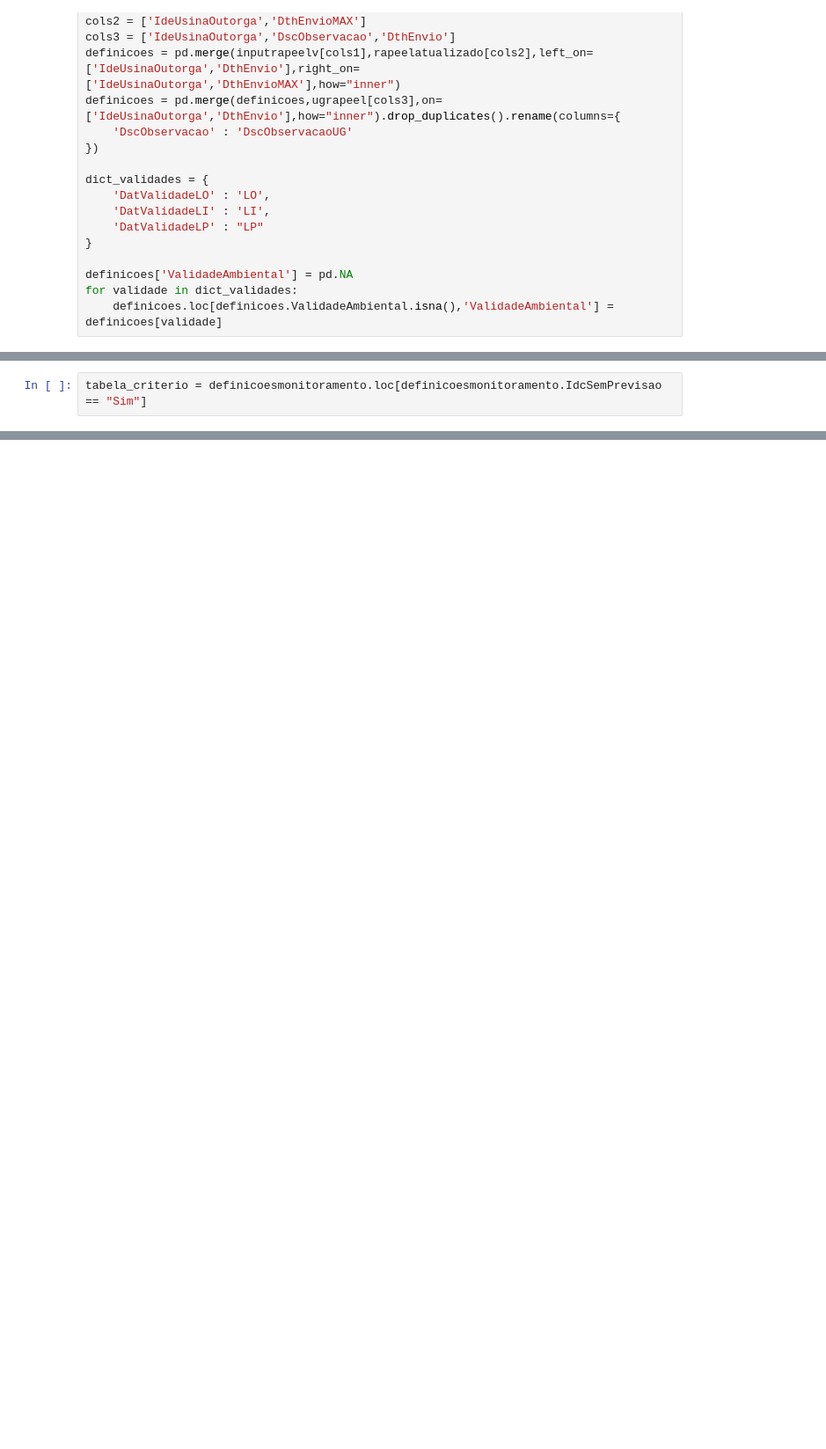
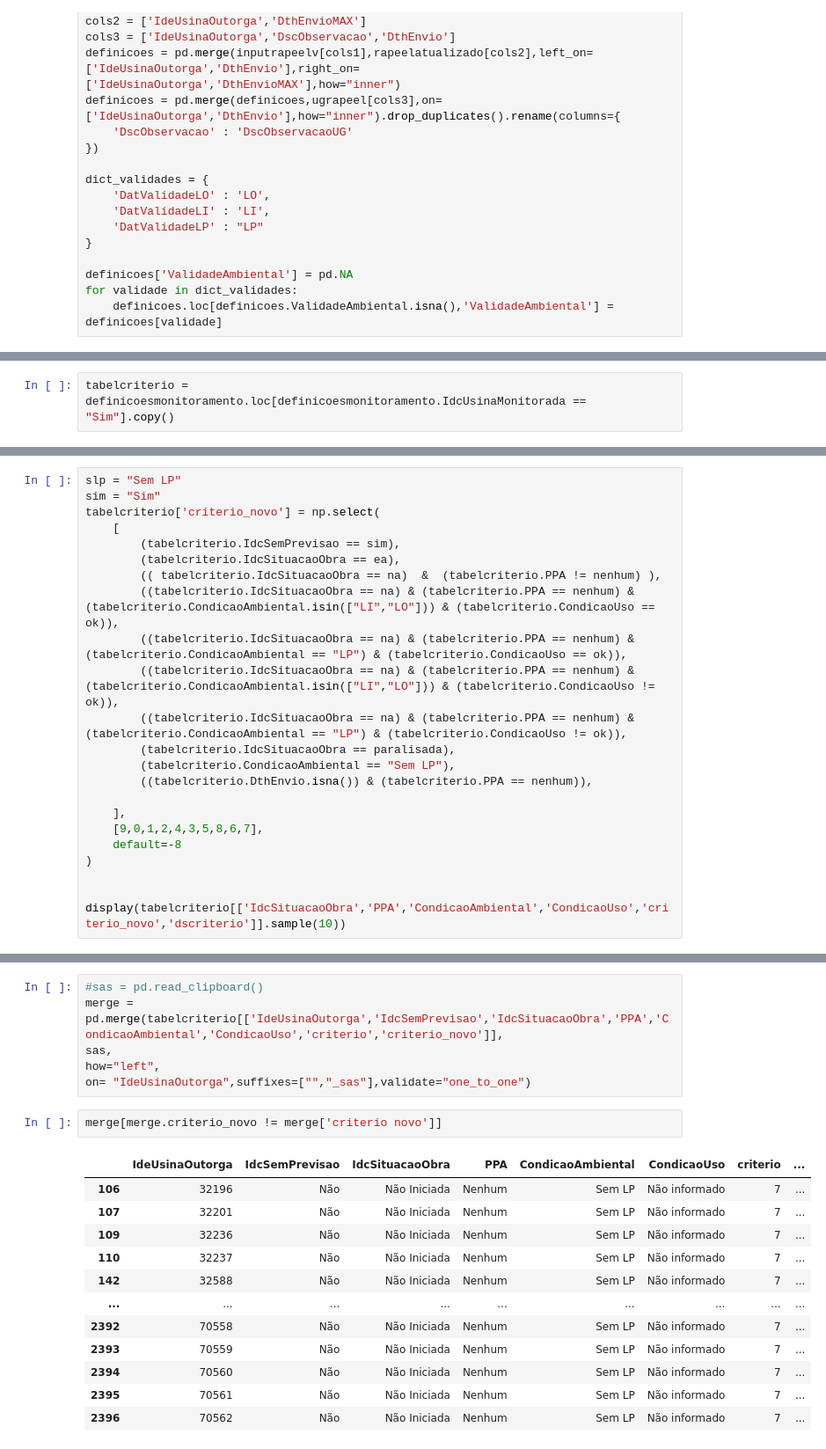
Before and after one commit to Vinicius667/Previsor, a Jupyter notebook: App/Previsor_teste.ipynb, the cells around one changed output, grey strips where cells are left out. Shown: that part at 88% size. Drawn from its saved outputs; the diff is of its cells as text; blank space fills up the shorter version.

```diff
--- a/App/Previsor_teste.ipynb
+++ b/App/Previsor_teste.ipynb
@@ -281,2 +283,2 @@ display(definicoesmonitoramento[['DscComercializacaoEnergia','DatConclusaoACL','
 # %%
-tabela_criterio = definicoesmonitoramento.loc[definicoesmonitoramento.IdcSemPrevisao == "Sim"]
+tabelcriterio = definicoesmonitoramento.loc[definicoesmonitoramento.IdcUsinaMonitorada == "Sim"].copy()
@@ -282,0 +344,23 @@ tabela_criterio = definicoesmonitoramento.loc[definicoesmonitoramento.IdcSemPrev
+# %%
+slp = "Sem LP"
+sim = "Sim"
+tabelcriterio['criterio_novo'] = np.select(
+    [
+        (tabelcriterio.IdcSemPrevisao == sim),
+        (tabelcriterio.IdcSituacaoObra == ea),
+        (( tabelcriterio.IdcSituacaoObra == na)  &  (tabelcriterio.PPA != nenhum) ),
+        ((tabelcriterio.IdcSituacaoObra == na) & (tabelcriterio.PPA == nenhum) & (tabelcriterio.CondicaoAmbiental.isin(["LI","LO"])) & (tabelcriterio.CondicaoUso == ok)),
+        ((tabelcriterio.IdcSituacaoObra == na) & (tabelcriterio.PPA == nenhum) & (tabelcriterio.CondicaoAmbiental == "LP") & (tabelcriterio.CondicaoUso == ok)),
+        ((tabelcriterio.IdcSituacaoObra == na) & (tabelcriterio.PPA == nenhum) & (tabelcriterio.CondicaoAmbiental.isin(["LI","LO"])) & (tabelcriterio.CondicaoUso != ok)),
+        ((tabelcriterio.IdcSituacaoObra == na) & (tabelcriterio.PPA == nenhum) & (tabelcriterio.CondicaoAmbiental == "LP") & (tabelcriterio.CondicaoUso != ok)),
+        (tabelcriterio.IdcSituacaoObra == paralisada),
+        (tabelcriterio.CondicaoAmbiental == "Sem LP"),
+        ((tabelcriterio.DthEnvio.isna()) & (tabelcriterio.PPA == nenhum)),
+
+    ],
+    [9,0,1,2,4,3,5,8,6,7],
+    default=-8
+)
+
+
+display(tabelcriterio[['IdcSituacaoObra','PPA','CondicaoAmbiental','CondicaoUso','criterio_novo','dscriterio']].sample(10))
@@ -282,0 +379,21 @@ tabela_criterio = definicoesmonitoramento.loc[definicoesmonitoramento.IdcSemPrev
+# %%
+#sas = pd.read_clipboard()
+merge = pd.merge(tabelcriterio[['IdeUsinaOutorga','IdcSemPrevisao','IdcSituacaoObra','PPA','CondicaoAmbiental','CondicaoUso','criterio','criterio_novo']],
+sas,
+how="left",
+on= "IdeUsinaOutorga",suffixes=["","_sas"],validate="one_to_one")
+# %%
+merge[merge.criterio_novo != merge['criterio novo']]
+# %% [output]
+|  | IdeUsinaOutorga | IdcSemPrevisao | IdcSituacaoObra | PPA | CondicaoAmbiental | CondicaoUso | criterio | ... |
+| 106 | 32196 | Não | Não Iniciada | Nenhum | Sem LP | Não informado | 7 | ... |
+| 107 | 32201 | Não | Não Iniciada | Nenhum | Sem LP | Não informado | 7 | ... |
+| 109 | 32236 | Não | Não Iniciada | Nenhum | Sem LP | Não informado | 7 | ... |
+| 110 | 32237 | Não | Não Iniciada | Nenhum | Sem LP | Não informado | 7 | ... |
+| 142 | 32588 | Não | Não Iniciada | Nenhum | Sem LP | Não informado | 7 | ... |
+| ... | ... | ... | ... | ... | ... | ... | ... | ... |
+| 2392 | 70558 | Não | Não Iniciada | Nenhum | Sem LP | Não informado | 7 | ... |
+| 2393 | 70559 | Não | Não Iniciada | Nenhum | Sem LP | Não informado | 7 | ... |
+| 2394 | 70560 | Não | Não Iniciada | Nenhum | Sem LP | Não informado | 7 | ... |
+| 2395 | 70561 | Não | Não Iniciada | Nenhum | Sem LP | Não informado | 7 | ... |
+| 2396 | 70562 | Não | Não Iniciada | Nenhum | Sem LP | Não informado | 7 | ... |
```
Also changed, not shown: parts of 7 cells of this notebook, 1 other file.
